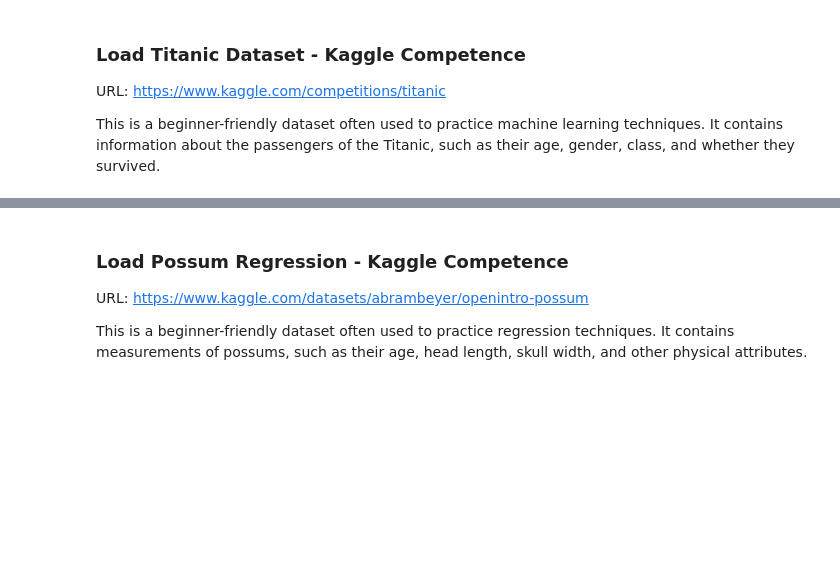
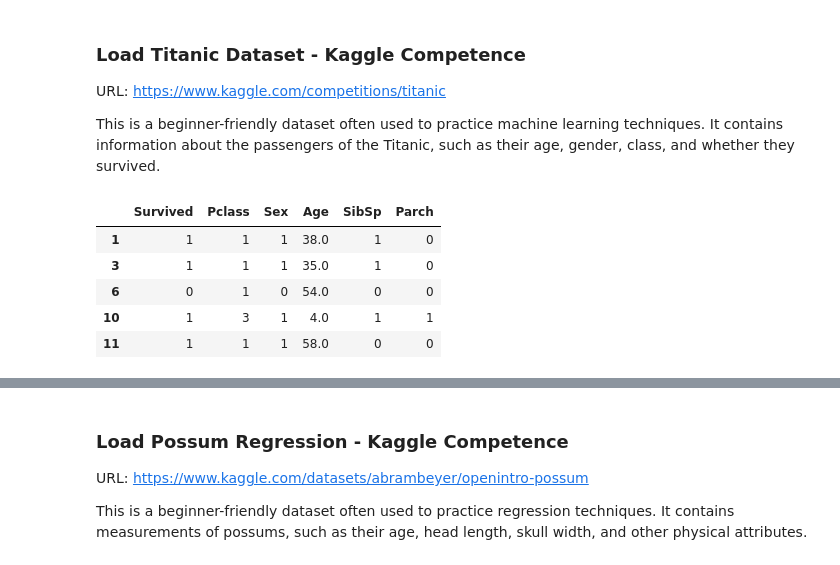
Before and after one commit to EngAndres/ud-public, a Jupyter notebook: courses/machine-learning/codes/MachineLearning.ipynb, the cells around one changed output, grey strips where cells are left out. Cells and saved outputs as stored; diff of their text form; code cells hidden in the pictures; blank space fills up the shorter version.

```diff
--- a/courses/machine-learning/codes/MachineLearning.ipynb
+++ b/courses/machine-learning/codes/MachineLearning.ipynb
@@ -29,6 +29,26 @@ import sklearn
 URL: https://www.kaggle.com/competitions/titanic
 
 This is a beginner-friendly dataset often used to practice machine learning techniques. It contains information about the passengers of the Titanic, such as their age, gender, class, and whether they survived.
+# %%
+titanic_df = pd.read_csv("Titanic.csv")
+titanic_df = titanic_df.dropna()
+
+# Remove features
+columns = ["Survived", "Pclass", "Sex", "Age", "SibSp", "Parch"]
+titanic_df = titanic_df[columns]
+
+# Encode sex
+titanic_df["Sex"] = titanic_df["Sex"].map({"male": 0, "female": 1})
+
+# Display the first few rows of the dataset
+titanic_df.head()
+# %% [output]
+|  | Survived | Pclass | Sex | Age | SibSp | Parch |
+| 1 | 1 | 1 | 1 | 38.0 | 1 | 0 |
+| 3 | 1 | 1 | 1 | 35.0 | 1 | 0 |
+| 6 | 0 | 1 | 0 | 54.0 | 0 | 0 |
+| 10 | 1 | 3 | 1 | 4.0 | 1 | 1 |
+| 11 | 1 | 1 | 1 | 58.0 | 0 | 0 |
 # %%
 from sklearn.model_selection import train_test_split
 from sklearn.preprocessing import StandardScaler
```
Also changed, not shown: parts of 11 cells of this notebook, 34 other files.
